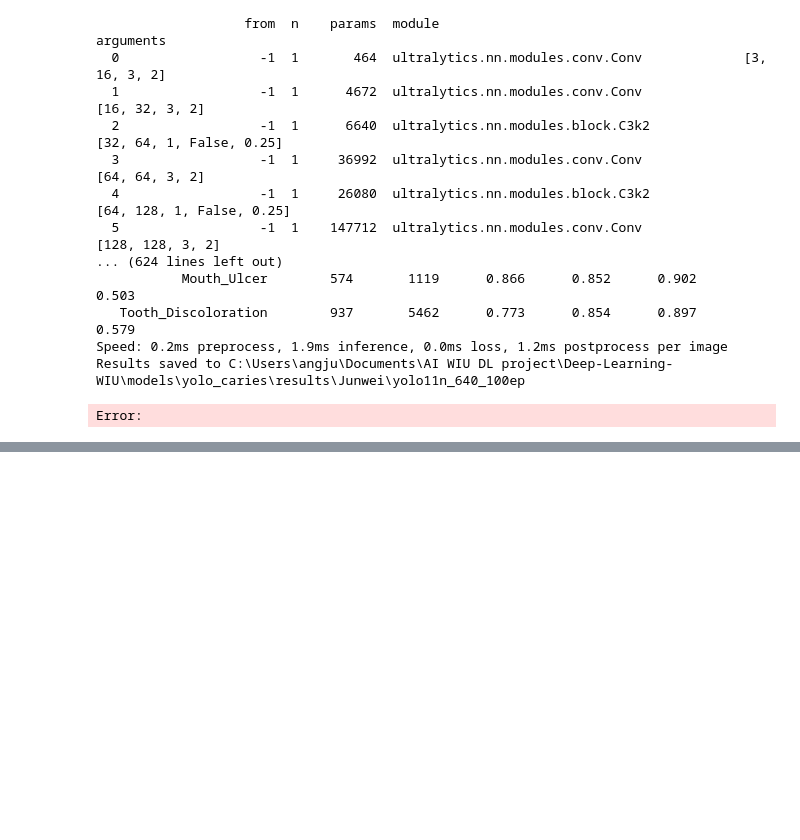
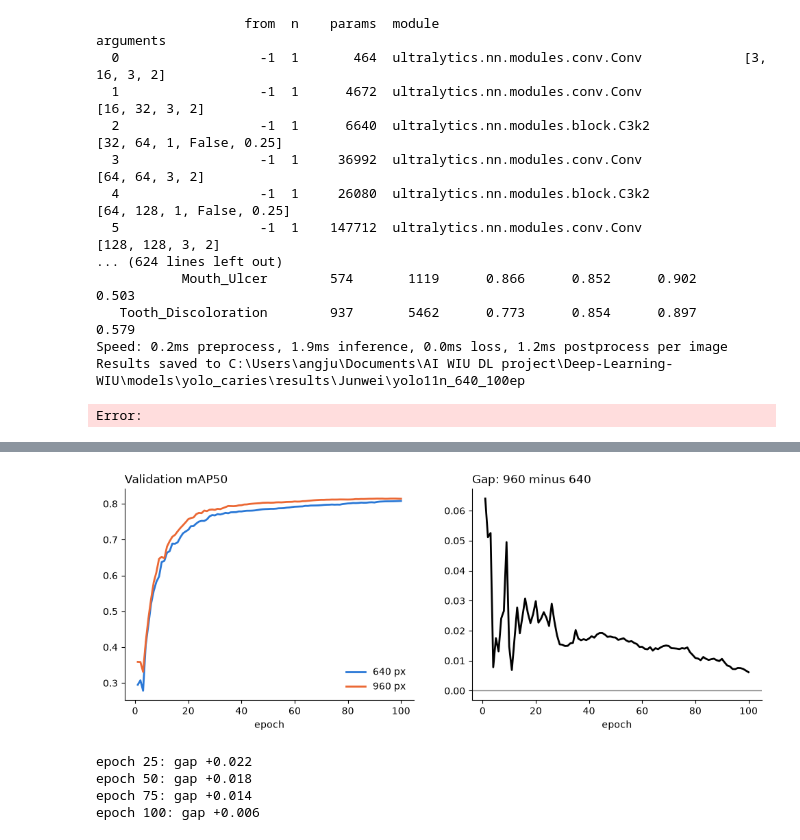
Before and after one commit to Aiden812/Deep-Learning-WIU, a Jupyter notebook: models/yolo_caries/notebooks/JunWei/02_training_script.ipynb, the cells around one changed output, grey strips where cells are left out. Saved outputs shown, nothing was run; the diff lists cells and outputs as text; code cells hidden in the pictures; blank space fills up the shorter version.

```diff
--- a/models/yolo_caries/notebooks/JunWei/02_training_script.ipynb
+++ b/models/yolo_caries/notebooks/JunWei/02_training_script.ipynb
@@ -15,7 +30,7 @@ assert DATA.exists(), f"path not found: {DATA}"
 
 #Settings
 
-sizes = (640,)
+sizes = (640, 960)   # 960 was trained on Google Cloud (see the note under Training); the loop skips it because its best.pt exists
 
 SETTINGS = dict(
     data= str(DATA),
@@ -58,3 +82,5 @@ Error:
 # %%
-model = YOLO(str(RUNS / "yolo11n_960_50ep" / "weights" / "last.pt"))
-model.train(resume=True)
+# Used once: my first 960 px run (50 epochs) was interrupted, and these two lines resumed it from last.pt.
+# That run was later replaced by the 100-epoch cloud run, so they are commented out to stop "Run All" restarting it.
+# model = YOLO(str(RUNS / "yolo11n_960_50ep" / "weights" / "last.pt"))
+# model.train(resume=True)
@@ -60,0 +183,27 @@ model.train(resume=True)
+# %%
+import matplotlib.pyplot as plt
+
+curves = {size: pd.read_csv(RUNS / f"yolo11n_{size}_{SETTINGS['epochs']}ep" / "results.csv") for size in sizes}
+gap = curves[960]["metrics/mAP50(B)"] - curves[640]["metrics/mAP50(B)"]
+
+fig, (left, right) = plt.subplots(1, 2, figsize=(12, 4))
+for size, color in zip(sizes, ("#2a78d6", "#eb6834")):
+    left.plot(curves[size].epoch, curves[size]["metrics/mAP50(B)"], color=color, linewidth=2, label=f"{size} px")
+left.set_title("Validation mAP50", loc="left")
+left.legend(frameon=False)
+right.plot(curves[640].epoch, gap, color="black", linewidth=2)
+right.axhline(0, color="grey", linewidth=1)
+right.set_title("Gap: 960 minus 640", loc="left")
+for ax in (left, right):
+    ax.set_xlabel("epoch")
+    ax.spines[["top", "right"]].set_visible(False)
+plt.show()
+
+for epoch in (25, 50, 75, 100):
+    print(f"epoch {epoch}: gap {gap[epoch - 1]:+.3f}")
+# %% [output]
+[figure, added]
+epoch 25: gap +0.022
+epoch 50: gap +0.018
+epoch 75: gap +0.014
+epoch 100: gap +0.006
```
Also changed, not shown: parts of 12 cells of this notebook, 59 other files.
